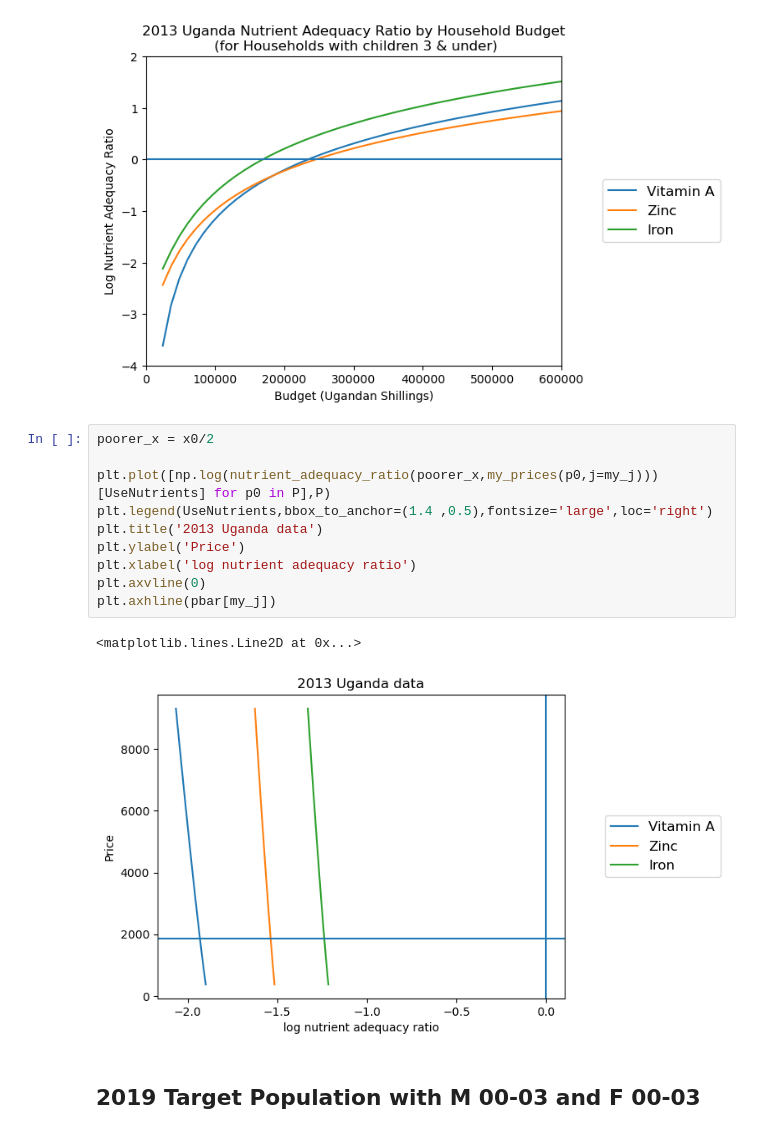
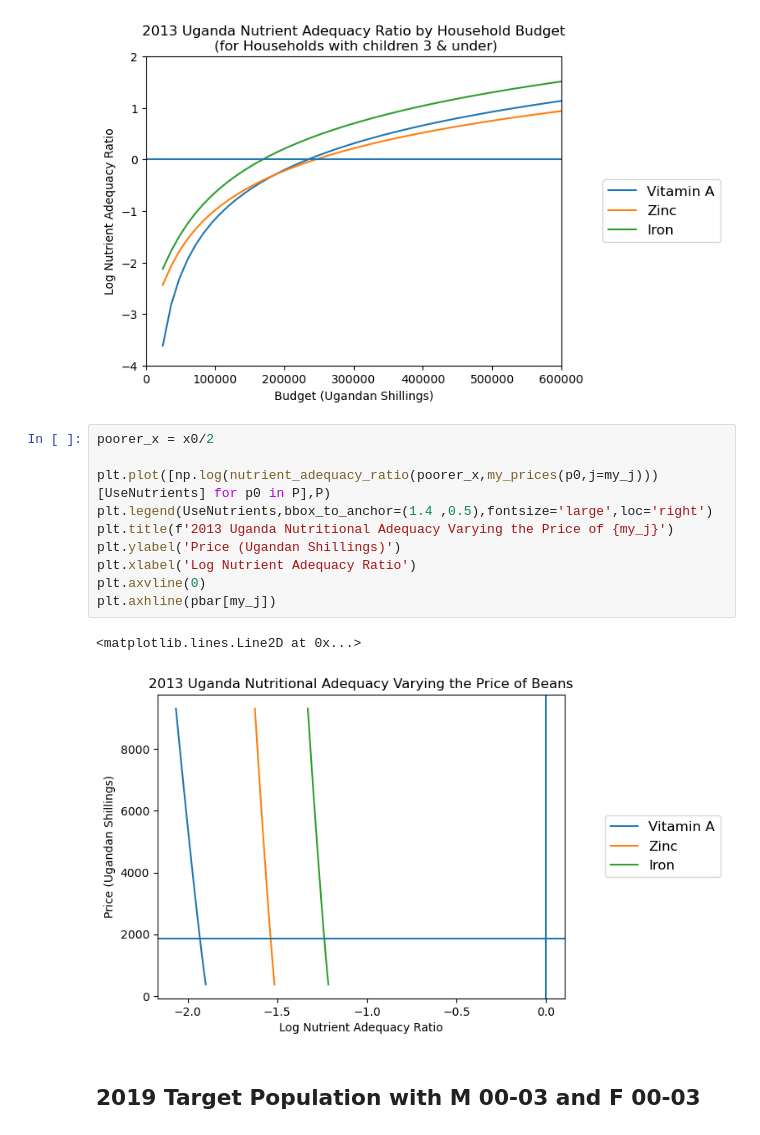
Before and after one commit to vkeroles/EEP153-SP23-Proj4, a Jupyter notebook: Team_HWiley_code2.ipynb, the cells around one changed output. Cells and saved outputs as stored; diff of their text form.

```diff
--- a/Team_HWiley_code2.ipynb
+++ b/Team_HWiley_code2.ipynb
@@ -571,16 +571,16 @@ plt.axhline(0)
 # %%
 poorer_x = x0/2
 
 plt.plot([np.log(nutrient_adequacy_ratio(poorer_x,my_prices(p0,j=my_j)))[UseNutrients] for p0 in P],P)
 plt.legend(UseNutrients,bbox_to_anchor=(1.4 ,0.5),fontsize='large',loc='right')
-plt.title('2013 Uganda data')
-plt.ylabel('Price')
-plt.xlabel('log nutrient adequacy ratio')
+plt.title(f'2013 Uganda Nutritional Adequacy Varying the Price of {my_j}')
+plt.ylabel('Price (Ugandan Shillings)')
+plt.xlabel('Log Nutrient Adequacy Ratio')
 plt.axvline(0)
 plt.axhline(pbar[my_j])
 # %% [output]
 <matplotlib.lines.Line2D at 0x...>
-[figure, old version]
+[figure, new version]
 # %% [markdown]
 ## 2019 Target Population with M 00-03 and F 00-03
 # %% [markdown]
```
Also changed, not shown: parts of 6 cells of this notebook.
